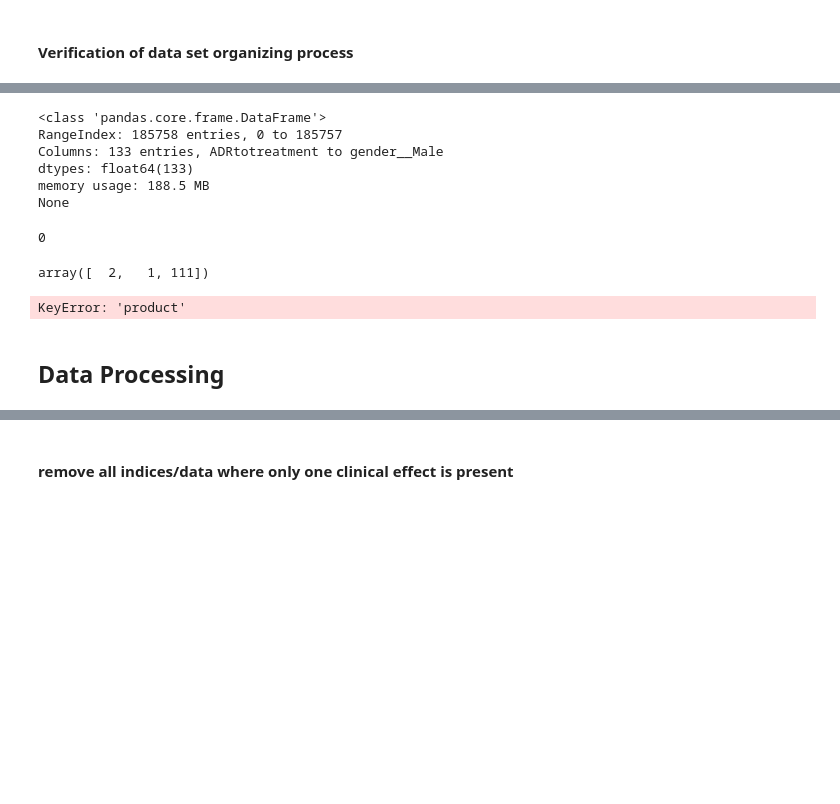
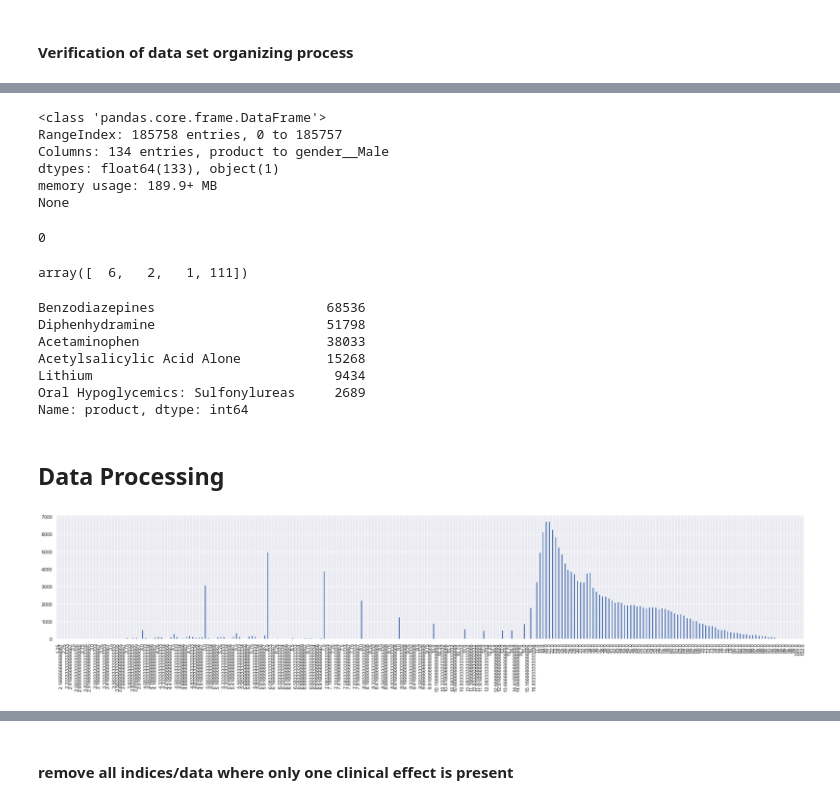
Before and after one commit to ashiskb/npds-workspace, a Jupyter notebook: ml_Abdullah_codes.ipynb, the cells around one changed output, grey strips where cells are left out. Saved outputs shown, nothing was run; the diff lists cells and outputs as text; code cells hidden in the pictures; blank space fills up the shorter version.

Commit message:
worked on good.sav

```diff
--- a/ml_Abdullah_codes.ipynb
+++ b/ml_Abdullah_codes.ipynb
@@ -288,5 +288,4 @@ NameError: name 'rawdata' is not defined
 # newdata=pd.read_excel("Desktop/good.xlsx")
 # newdata
 # %%
-data=pd.read_spss("Desktop/good.sav")
-data
+data=pd.read_spss("good.sav")
@@ -342,24 +346,32 @@ data.isnull().sum().sum()
 # %% [output]
 <class 'pandas.core.frame.DataFrame'>
 RangeIndex: 185758 entries, 0 to 185757
-Columns: 133 entries, ADRtotreatment to gender__Male
-dtypes: float64(133)
-memory usage: 188.5 MB
+Columns: 134 entries, product to gender__Male
+dtypes: float64(133), object(1)
+memory usage: 189.9+ MB
 None
 0
 # %%
 data.nunique().unique()
 # %% [output]
-array([  2,   1, 111])
+array([  6,   2,   1, 111])
 # %%
 # checking number of labels in each class
 data['product'].value_counts()
 # %% [output]
-KeyError: 'product'
+Benzodiazepines                      68536
+Diphenhydramine                      51798
+Acetaminophen                        38033
+Acetylsalicylic Acid Alone           15268
+Lithium                               9434
+Oral Hypoglycemics: Sulfonylureas     2689
+Name: product, dtype: int64
 # %% [markdown]
 ## Data Processing
 # %%
 # # sample count (y-axis) for various number of clinical features (x axis)
-# rowsum = data.drop('product', axis=1).sum(axis=1)
-# rowsum.value_counts().sort_index().plot(kind='bar', figsize=(30, 5))
-# plt.show()
+rowsum = data.drop('product', axis=1).sum(axis=1)
+rowsum.value_counts().sort_index().plot(kind='bar', figsize=(30, 5))
+plt.show()
+# %% [output]
+[figure, added]
```
Also changed, not shown: parts of 47 cells of this notebook, 2 other files.
